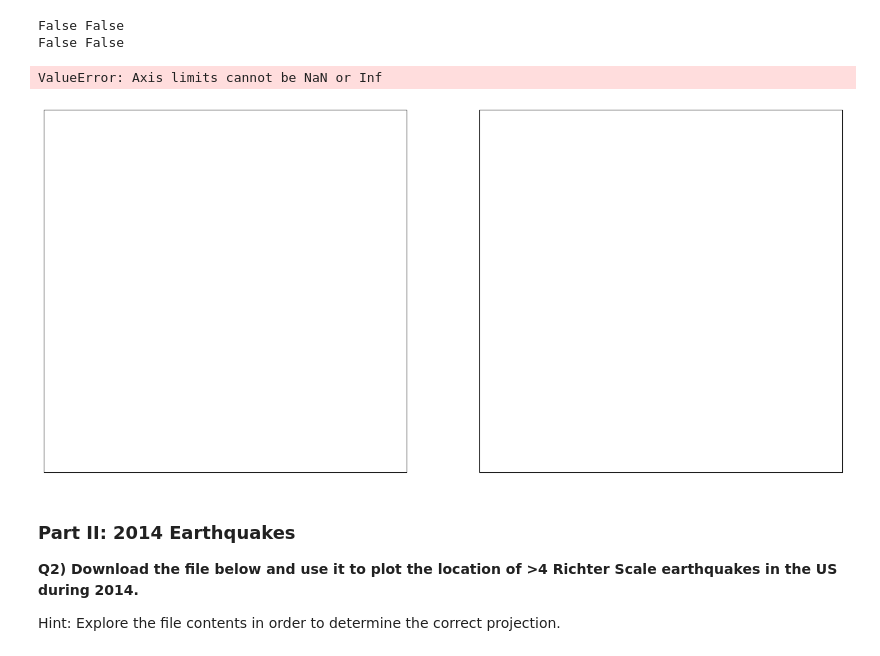
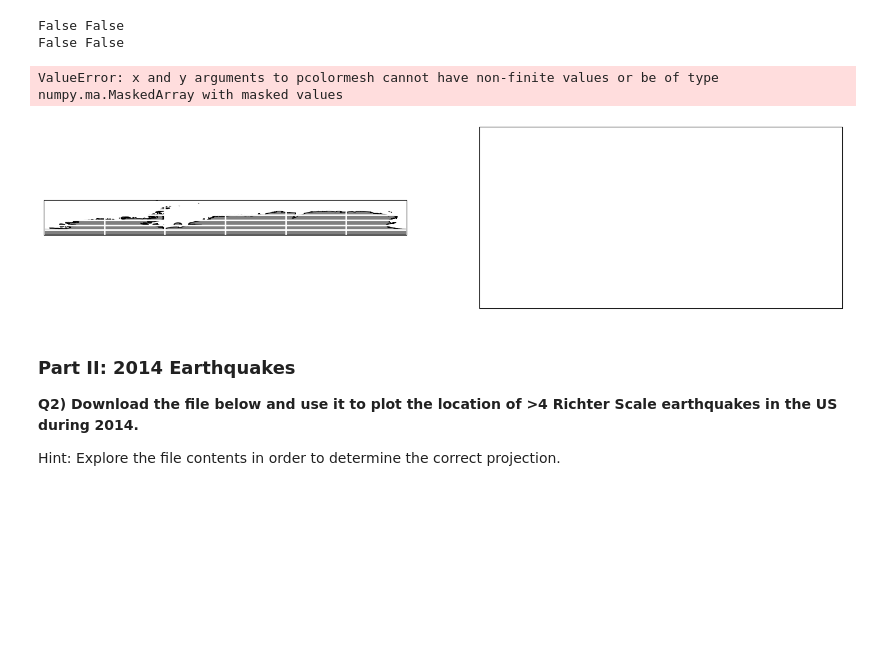
Before and after one commit to saraplattner/2025_Intro_Python, a Jupyter notebook: notebook/W2_S2.ipynb, the cells around one changed output. Saved outputs shown, nothing was run; the diff lists cells and outputs as text; code cells hidden in the pictures; blank space fills up the shorter version.

```diff
--- a/notebook/W2_S2.ipynb
+++ b/notebook/W2_S2.ipynb
@@ -282,39 +282,39 @@ import matplotlib.pyplot as plt
 #import cartopy.feature as cfeature
 import numpy as np
 
-fig,ax = plt.subplots(1,2,figsize=(18, 12),subplot_kw={'projection': ccrs.epsg(3411)})
+fig,ax = plt.subplots(1,2,figsize=(18, 12),subplot_kw={'projection': ccrs.PlateCarree()})
 # The rest doesn't change:
 ax[0].set_extent([-180, 180, -90, -55], ccrs.PlateCarree())
 
 ######################################################################################################################################################
 # Add Land and gridlines
 # Hint: Check edgecolor to show coast, and facecolor to color the continent
 # Hint: https://matplotlib.org/stable/gallery/color/named_colors.html for the names of the colors available
 ######################################################################################################################################################
 ax[0].add_feature(cartopy.feature.LAND, edgecolor='black',facecolor='grey')
 ax[0].gridlines(lw=2,color='w')
 ######################################################################################################################################################
 # Add Contours
 # Hint: X (Y) data in the pcolormesh should be the longitude and latitude of the sea ice data.
 # Hint: Check the shape of the var_toplot1, var_toplot2 before plotting
 # Hint: longitude and latitude can be accessed with seaice1.variables['longitude'][:], seaice1.variables['latitude'][:]
 # Hint: Check this website: https://matplotlib.org/stable/tutorials/colors/colormaps.html for available colormaps
 ######################################################################################################################################################
 c1 = ax[0].pcolormesh(longitude,latitude,np.ma.masked_greater(var_toplot1[0], 1), transform=ccrs.epsg(3411),vmin=0,vmax=1,cmap='cividis')
 plt.colorbar(c1,ax=ax[0],fraction=0.046, pad=0.04,label='Sea Ice Concentration')
 ax[0].set_title('2017-08-01')
 
 ax[1].set_extent([-180, 180, -90, -55], ccrs.PlateCarree())
 ax[1].add_feature(cartopy.feature.LAND, edgecolor='black',facecolor='grey')
 ax[1].gridlines(lw=2,color='w')
 
 c2 = ax[1].pcolormesh(longitude,latitude,np.ma.masked_greater(var_toplot2[0], 1), transform=ccrs.epsg(3412),vmin=0,vmax=1,cmap='cividis')
 plt.colorbar(c2,ax=ax[1],label='Sea Ice Concentration',fraction=0.046, pad=0.04)
 ax[1].set_title('2017-12-31')
 plt.show()
 # %% [output]
-ValueError: Axis limits cannot be NaN or Inf
+ValueError: x and y arguments to pcolormesh cannot have non-finite values or be of type numpy.ma.MaskedArray with masked values
-[figure, old version]
+[figure, new version]
 # %% [markdown]
 ### Part II: 2014 Earthquakes
 **Q2) Download the file below and use it to plot the location of >4 Richter Scale earthquakes in the US during 2014.**
```
Also changed, not shown: parts of 2 cells of this notebook.
